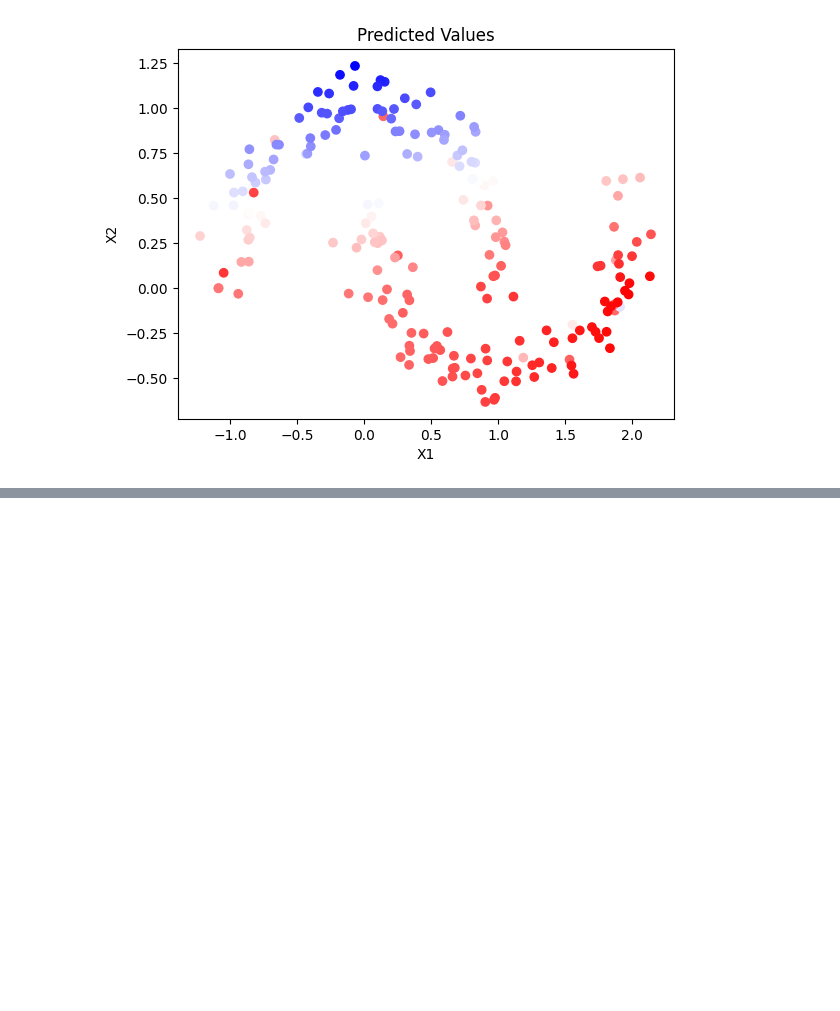
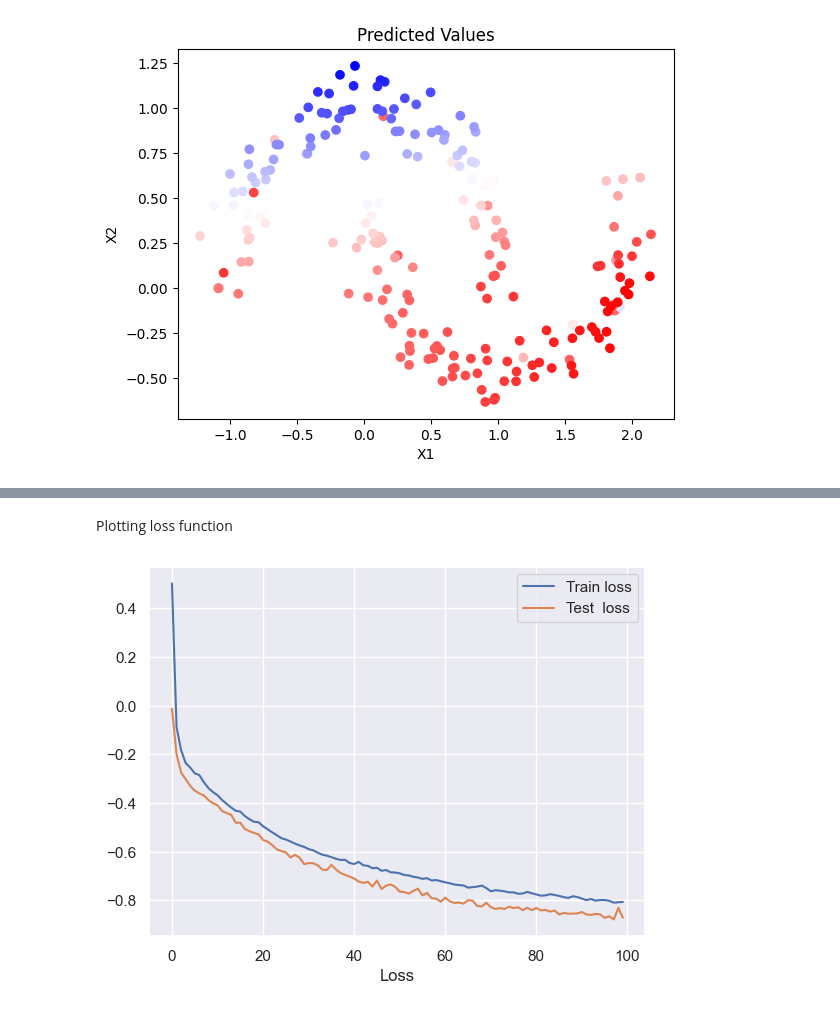
Before and after one commit to IonRepo/IonPred, a Jupyter notebook: MachineLearningWorkshop.ipynb, the cells around one changed output, grey strips where cells are left out. Saved outputs shown, nothing was run; the diff lists cells and outputs as text; code cells hidden in the pictures; blank space fills up the shorter version.

```diff
--- a/MachineLearningWorkshop.ipynb
+++ b/MachineLearningWorkshop.ipynb
@@ -293,0 +501,11 @@ plt.show()
+# %% [markdown]
+Plotting loss function
+# %%
+plt.plot(np.log10(train_losses), label='Train loss')
+plt.plot(np.log10(test_losses) , label='Test  loss')
+plt.xlabel('Epoch')
+plt.xlabel('Loss')
+plt.legend(loc='best')
+plt.show()
+# %% [output]
+[figure, added]
```
Also changed, not shown: parts of 12 cells of this notebook, 1 other file.
